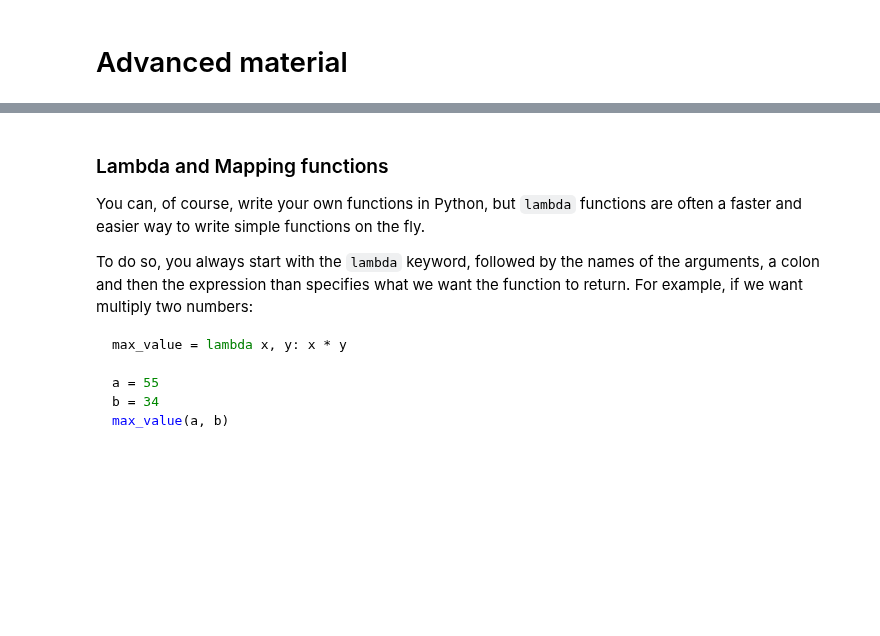
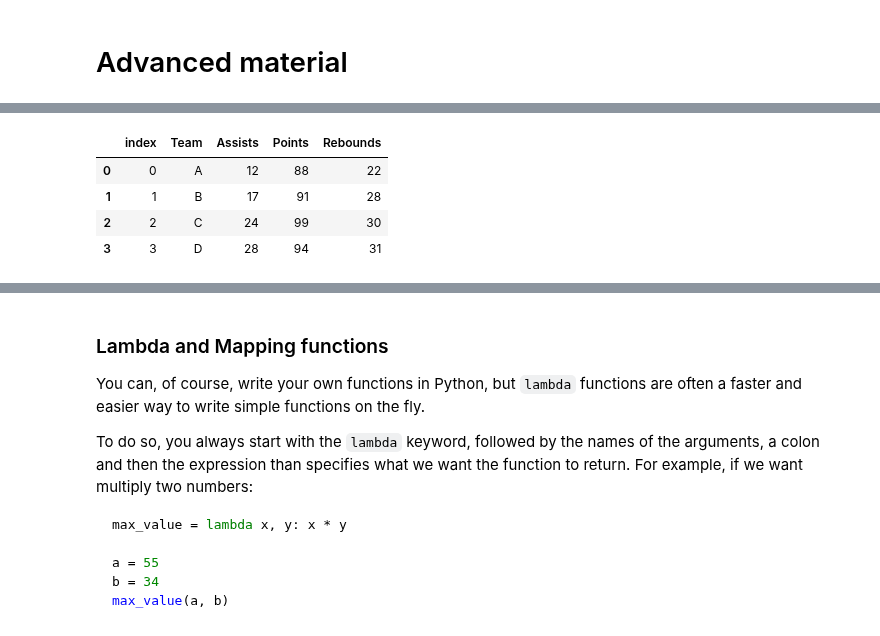
Before and after one commit to Center-for-Health-Data-Science/PythonTsunami, a Jupyter notebook: Pandas/Pandas_HZ.ipynb, the cells around one changed output, grey strips where cells are left out. Saved outputs shown, nothing was run; the diff lists cells and outputs as text; code cells hidden in the pictures; blank space fills up the shorter version.

```diff
--- a/Pandas/Pandas_HZ.ipynb
+++ b/Pandas/Pandas_HZ.ipynb
@@ -1126,0 +1164,3 @@
+# %%
+wide_again = long.pivot(index='Team', columns='variable')['value']
+wide_again
@@ -1126,0 +1176,3 @@
+# %%
+wide_again.columns = ['Assists', 'Points', 'Rebounds']
+wide_again
@@ -1126,0 +1186,9 @@
+# %%
+wide_again.reset_index(col_level=0, inplace= True)
+wide_again
+# %% [output]
+|  | index | Team | Assists | Points | Rebounds |
+| 0 | 0 | A | 12 | 88 | 22 |
+| 1 | 1 | B | 17 | 91 | 28 |
+| 2 | 2 | C | 24 | 99 | 30 |
+| 3 | 3 | D | 28 | 94 | 31 |
```
Also changed, not shown: parts of 20 cells of this notebook.
